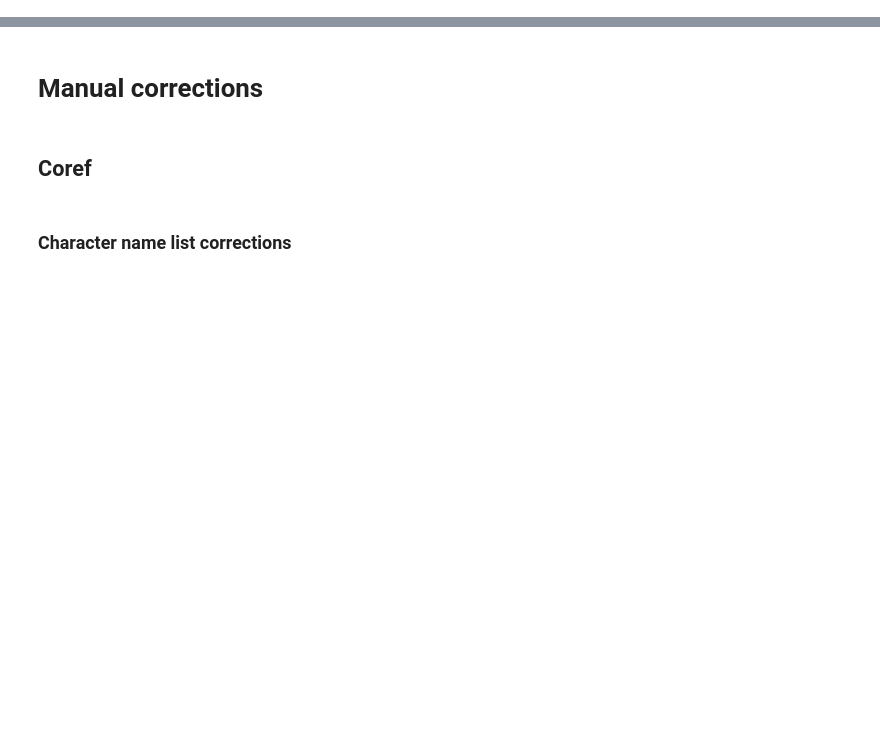
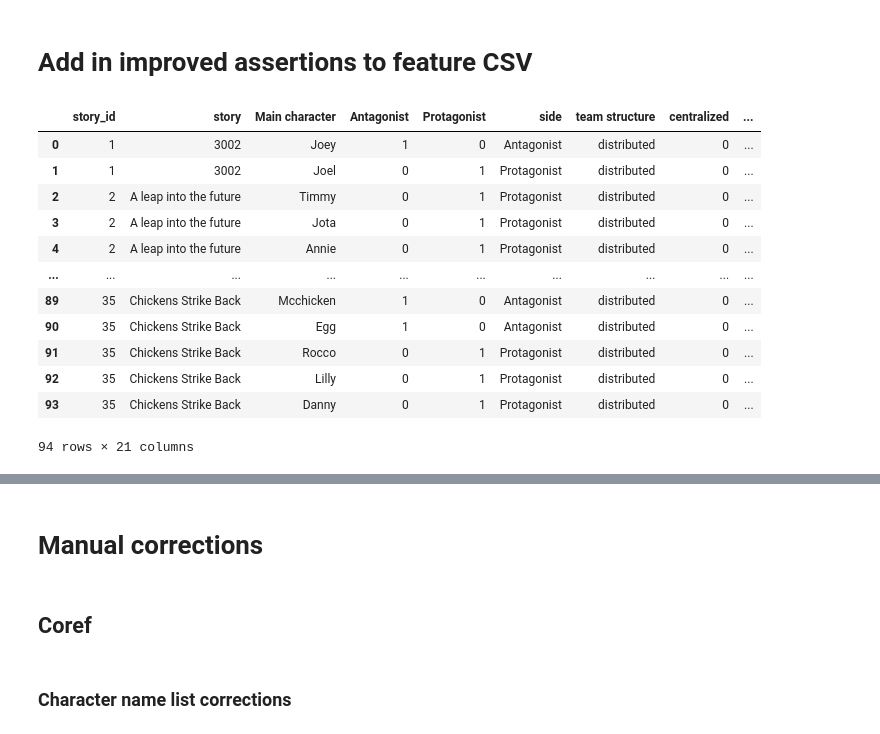
Before and after one commit to michaelmilleryoder/storyq_scripts, a Jupyter notebook: jupyter/student_scifi.ipynb, the cells around one changed output, grey strips where cells are left out. Drawn from its saved outputs; the diff is of its cells as text; code cells hidden in the pictures; blank space fills up the shorter version.

Commit message:
student_scifi re-run

```diff
--- a/jupyter/student_scifi.ipynb
+++ b/jupyter/student_scifi.ipynb
@@ -0,0 +1,23 @@
+# %% [markdown]
+# Add in improved assertions to feature CSV
+# %%
+# Load features CSV
+import pandas as pd
+
+features_fpath = '/home/mamille2/storyq/student_scifi/main_character_filtered_features.csv'
+data = pd.read_csv(features_fpath)
+data
+# %% [output]
+|  | story_id | story | Main character | Antagonist | Protagonist | side | team structure | centralized | ... |
+| 0 | 1 | 3002 | Joey | 1 | 0 | Antagonist | distributed | 0 | ... |
+| 1 | 1 | 3002 | Joel | 0 | 1 | Protagonist | distributed | 0 | ... |
+| 2 | 2 | A leap into the future | Timmy | 0 | 1 | Protagonist | distributed | 0 | ... |
+| 3 | 2 | A leap into the future | Jota | 0 | 1 | Protagonist | distributed | 0 | ... |
+| 4 | 2 | A leap into the future | Annie | 0 | 1 | Protagonist | distributed | 0 | ... |
+| ... | ... | ... | ... | ... | ... | ... | ... | ... | ... |
+| 89 | 35 | Chickens Strike Back | Mcchicken | 1 | 0 | Antagonist | distributed | 0 | ... |
+| 90 | 35 | Chickens Strike Back | Egg | 1 | 0 | Antagonist | distributed | 0 | ... |
+| 91 | 35 | Chickens Strike Back | Rocco | 0 | 1 | Protagonist | distributed | 0 | ... |
+| 92 | 35 | Chickens Strike Back | Lilly | 0 | 1 | Protagonist | distributed | 0 | ... |
+| 93 | 35 | Chickens Strike Back | Danny | 0 | 1 | Protagonist | distributed | 0 | ... |
+94 rows × 21 columns
```
Also changed, not shown: parts of 7 cells of this notebook.
